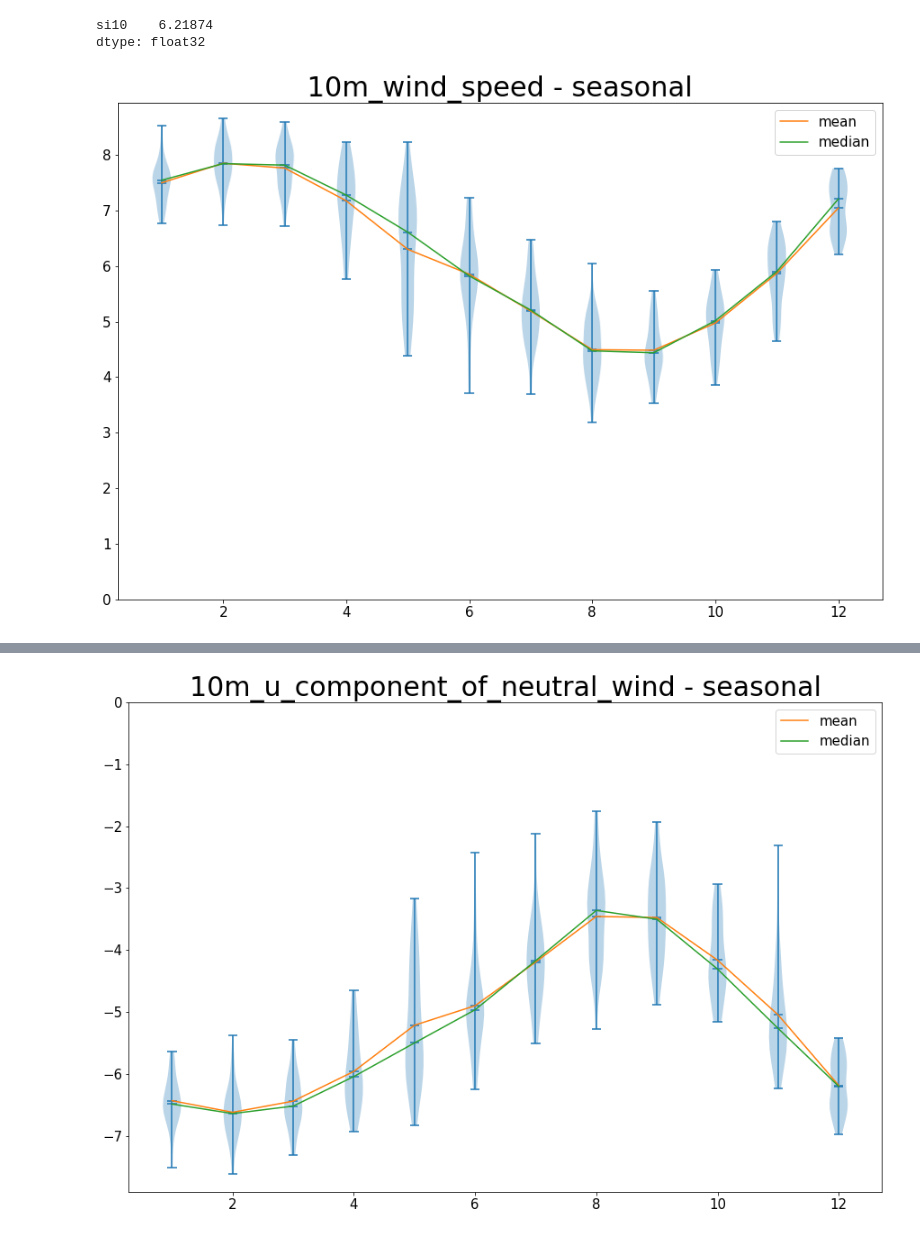
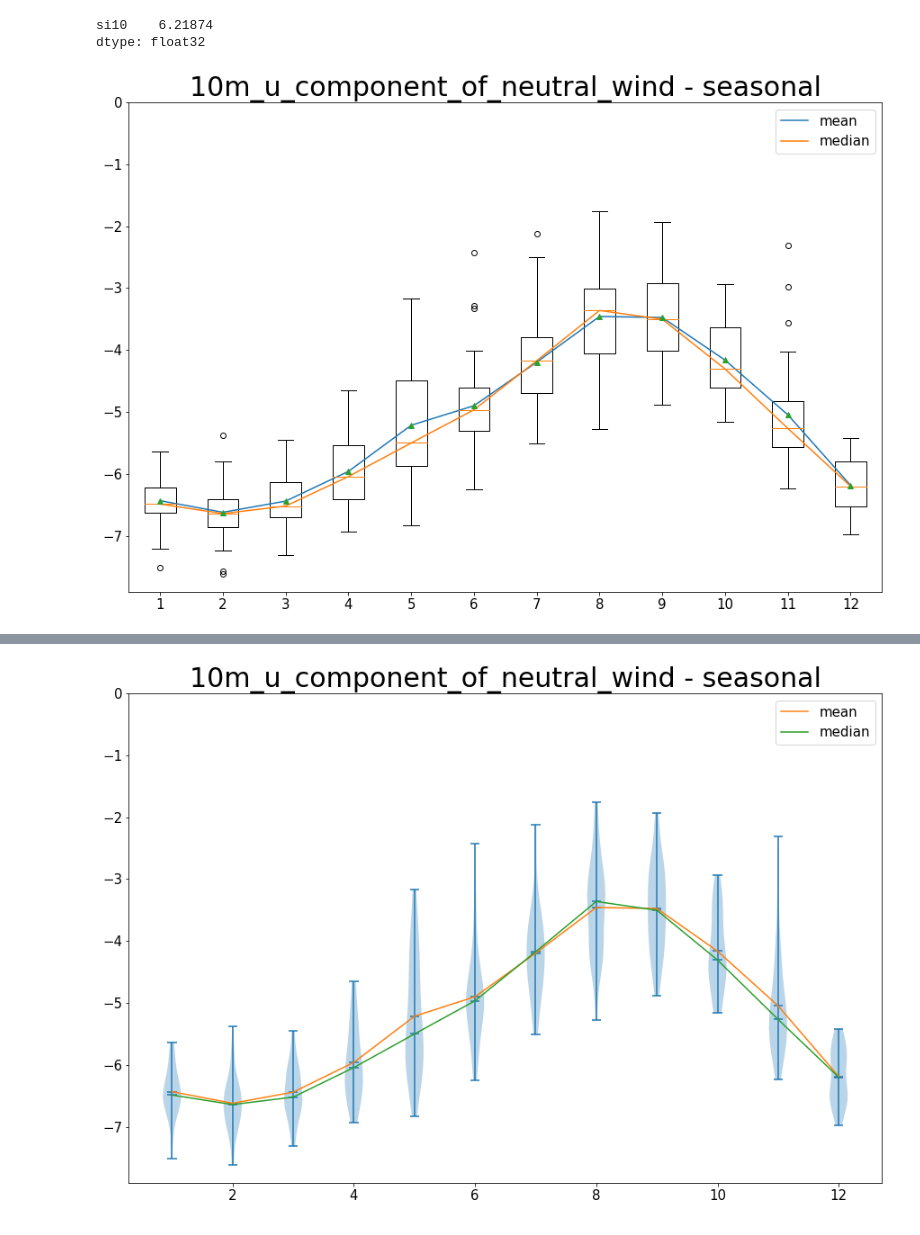
Before and after one commit to ben1post/BennyPhD, a Jupyter notebook: CaRiaco/SCRIPPS/CARIACO_data/PrelimDataExploration/PLOT_InSituVSClimateReanalysis.ipynb, the cells around one changed output, grey strips where cells are left out. Drawn from its saved outputs; the diff is of its cells as text; code cells hidden in the pictures.

Commit message:
working on wind data plots

```diff
--- a/CaRiaco/SCRIPPS/CARIACO_data/PrelimDataExploration/PLOT_InSituVSClimateReanalysis.ipynb
+++ b/CaRiaco/SCRIPPS/CARIACO_data/PrelimDataExploration/PLOT_InSituVSClimateReanalysis.ipynb
@@ -178,14 +161,14 @@ var_data.iloc[:,-1:].mean()
 si10    6.21874
 dtype: float32
 # %%
-def plt_envvar(var_data):
+def plt_envvar_seasonal(var_data):
 
     #plt.scatter(var_data.index.month, var_data.iloc[:,-1:], c=var_data.index.year)
 
     plt.title(var_data.name + ' - seasonal', fontsize=30)
 
     month_group_list = [var_data.iloc[:,-1:].groupby(var_data.index.month).agg(list).values[i][0] for i in range(12)]
-    plt.violinplot(month_group_list , points=20, widths=0.3, showmeans=True, showextrema=True, showmedians=True)
+    plt.boxplot(month_group_list, showmeans=True)
 
     group_mean = var_data.iloc[:,-1:].groupby(var_data.index.month).mean()
     plt.plot(group_mean.index, group_mean.iloc[:,-1:], label='mean')
@@ -199,7 +182,7 @@ def plt_envvar(var_data):
     else:
         plt.ylim(top=0)
     plt.show()
-# %%
-plt_envvar(m10_wind_speed)
-# %% [output]
-[figure, removed]
+# %%
+plt_envvar_seasonal(wind_dat_list[2])
+# %% [output]
+[figure, added]
```
Also changed, not shown: parts of 11 cells of this notebook, 2 other files.
